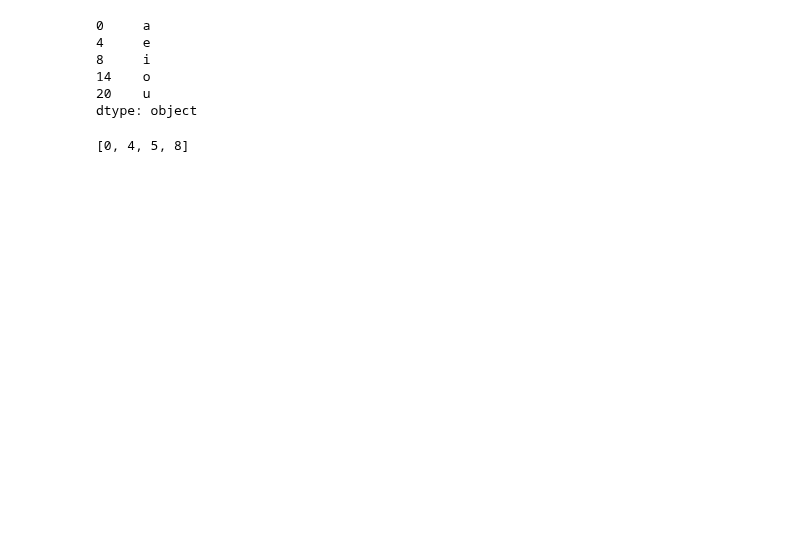
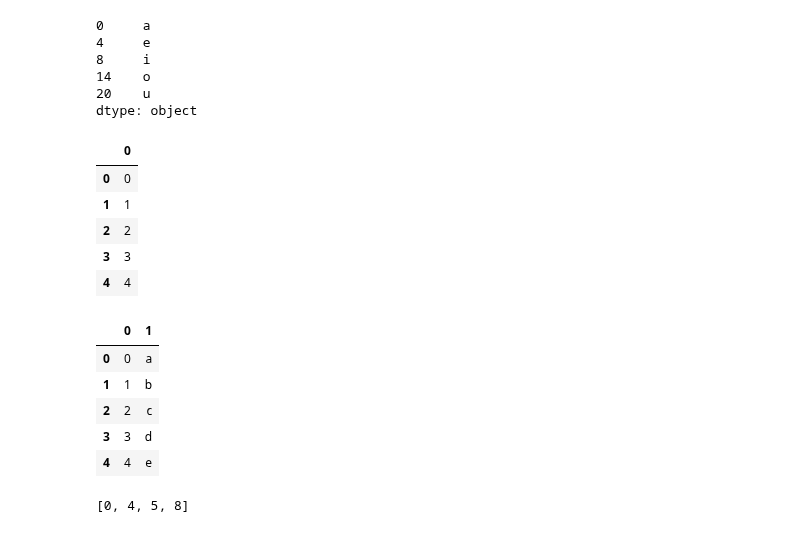
Before and after one commit to YLTsai0609/pandas_101, a Jupyter notebook: Solution.ipynb, the cells around one changed output. Saved outputs shown, nothing was run; the diff lists cells and outputs as text; code cells hidden in the pictures; blank space fills up the shorter version.

```diff
--- a/Solution.ipynb
+++ b/Solution.ipynb
@@ -232,11 +232,25 @@ dtype: object
 # %%
 # 15. How to stack two series vertically and horizontally ?
 # Difficulty Level: L1
 ser1 = pd.Series(range(5))
 ser2 = pd.Series(list('abcde'))
 
-df1 = pd.concat([ser1,ser2], axis=0).to_frame()
-df2 = pd.concat([ser1,ser2], axis=1)
+df1 = pd.concat([ser1,ser2], axis='index').to_frame()
+df2 = pd.concat([ser1,ser2], axis='columns')
+display(df1.head(), df2)
+# %% [output]
+|  | 0 |
+| 0 | 0 |
+| 1 | 1 |
+| 2 | 2 |
+| 3 | 3 |
+| 4 | 4 |
+|  | 0 | 1 |
+| 0 | 0 | a |
+| 1 | 1 | b |
+| 2 | 2 | c |
+| 3 | 3 | d |
+| 4 | 4 | e |
 # %%
 # 16. How to get the positions of items of series A in another series B?
 # Difficulty Level: L2
```
Also changed, not shown: parts of 38 cells of this notebook, 12 other files.
